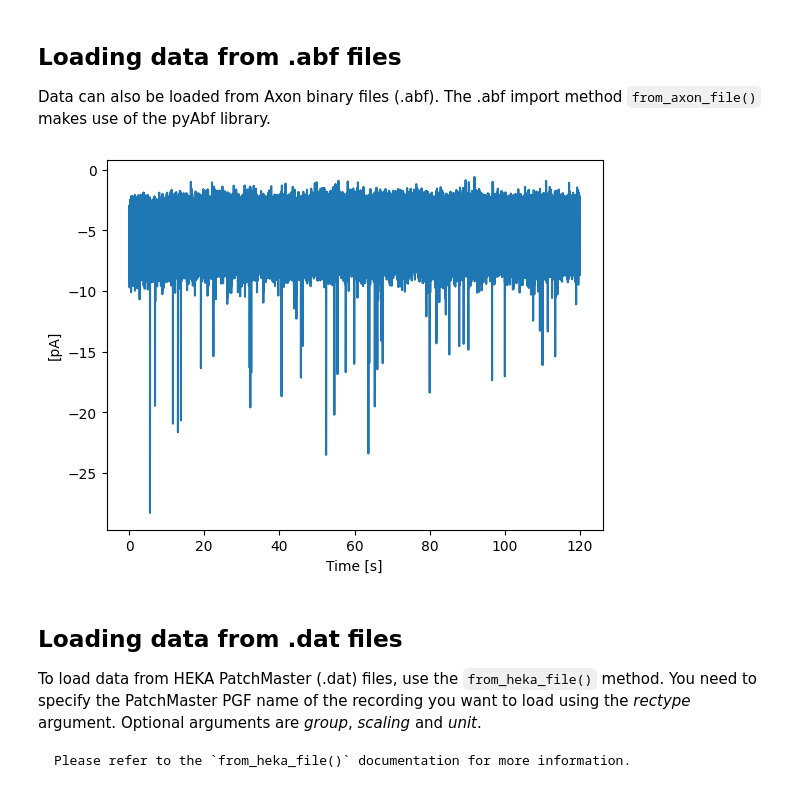
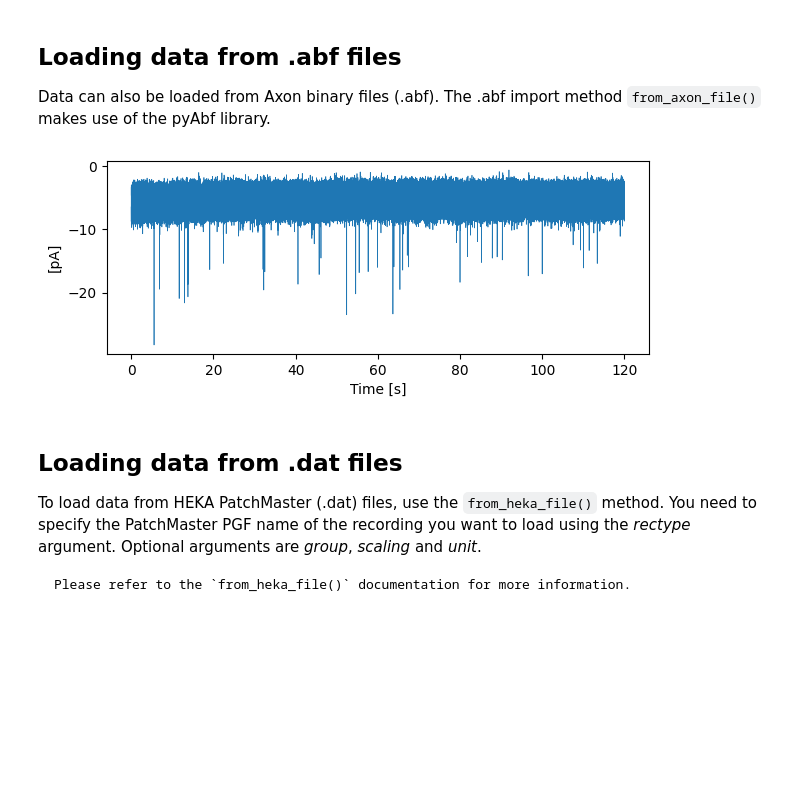
Before and after one commit to delvendahl/miniML, a Jupyter notebook: docs/general/loading_data.ipynb, the cells around one changed output. Saved outputs shown, nothing was run; the diff lists cells and outputs as text; code cells hidden in the pictures; blank space fills up the shorter version.

```diff
--- a/docs/general/loading_data.ipynb
+++ b/docs/general/loading_data.ipynb
@@ -32,17 +32,17 @@ Data can also be loaded from Axon binary files (.abf). The .abf import method `f
 # %%
 filename = '../../example_data/gc_mini_trace.abf'
 scaling = 1
 unit = 'pA'
 
 # get from ABF file
-abf_trace = MiniTrace.from_axon_file(filename=filename,
-                                     channel=0,
-                                     scaling=scaling,
-                                     unit=unit)
+abf_trace = TraceLoader.from_axon_file(filename=filename,
+                                       channel=0,
+                                       scaling=scaling,
+                                       unit=unit)
 
-abf_trace.plot_trace()
+abf_trace.plot_trace(figsize=(7, 2.5))
 # %% [output]
-[figure, old version]
+[figure, new version]
 # %% [markdown]
 ## Loading data from .dat files
 
```
Also changed, not shown: parts of 4 cells of this notebook, 2 other files.
